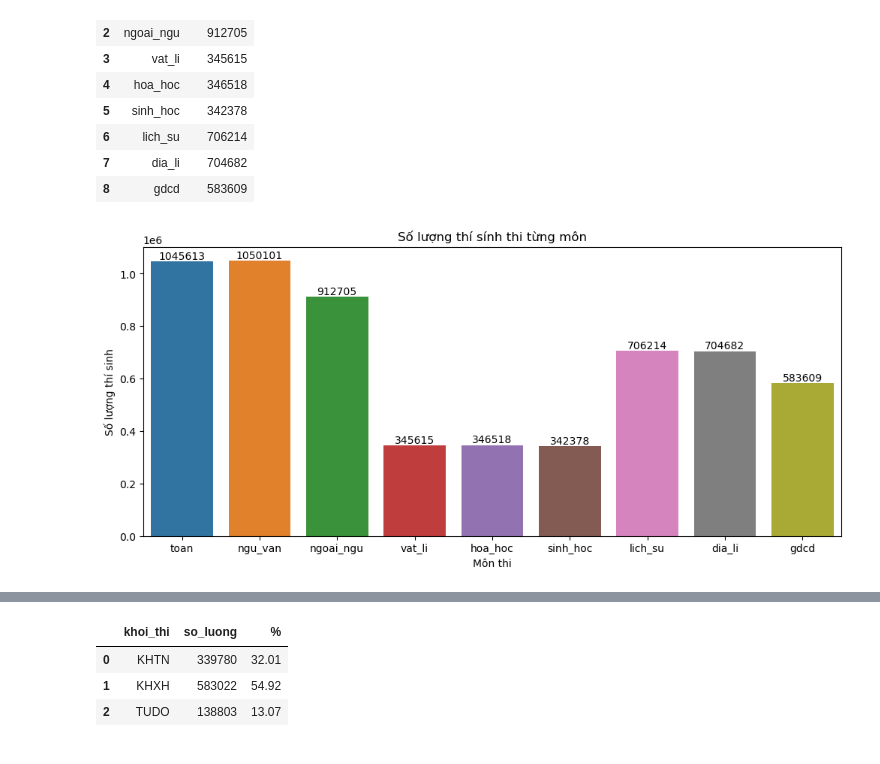
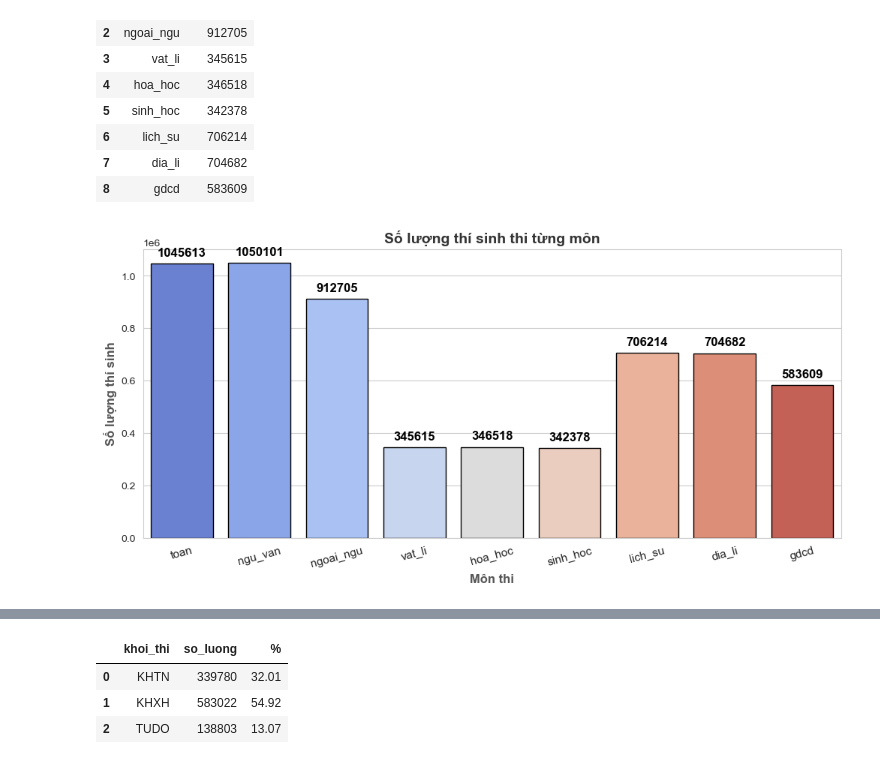
Before and after one commit to nmkhan9/Test_score_analysis-22-23-24-, a Jupyter notebook: Test_Score_Analysis_22_23_24.ipynb, the cells around one changed output, grey strips where cells are left out. Cells and saved outputs as stored; diff of their text form; code cells hidden in the pictures.

```diff
--- a/Test_Score_Analysis_22_23_24.ipynb
+++ b/Test_Score_Analysis_22_23_24.ipynb
@@ -720,19 +732,31 @@ thi_sinh
 | 7 | dia_li | 704682 |
 | 8 | gdcd | 583609 |
 # %%
-plt.figure(figsize=(12,5))
-ax=sns.barplot(
+
+plt.figure(figsize=(12, 5))
+sns.set_style("whitegrid")
+
+colors = sns.color_palette("coolwarm", len(thi_sinh))
+
+ax = sns.barplot(
     data=thi_sinh,
     x='mon',
-    y='so_luong'
+    y='so_luong',
+    palette=colors,
+    edgecolor="black"
 )
-plt.title('Số lượng thí sính thi từng môn')
-plt.xlabel('Môn thi')
-plt.ylabel('Số lượng thí sinh')
-plt.bar_label(ax.containers[0],fmt='%.0f')
+
+ax.bar_label(ax.containers[0], fmt='%.0f', fontsize=12, padding=5, color="black", fontweight="bold")
+
+plt.title('Số lượng thí sinh thi từng môn', fontsize=14, fontweight='bold', color="#333")
+plt.xlabel('Môn thi', fontsize=12, fontweight='bold', color="#555")
+plt.ylabel('Số lượng thí sinh', fontsize=12, fontweight='bold', color="#555")
+
+plt.xticks(rotation=15, fontsize=11)
+
 plt.show()
 # %% [output]
-[figure, old version]
+[figure, new version]
 # %%
 def check(r):
 
```
Also changed, not shown: parts of 8 cells of this notebook.
